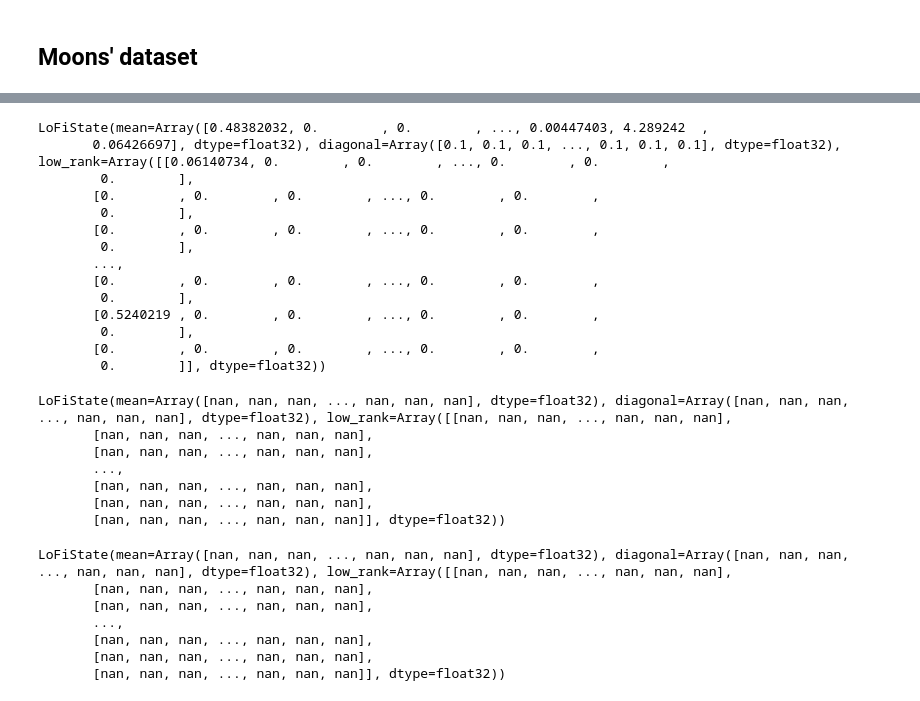
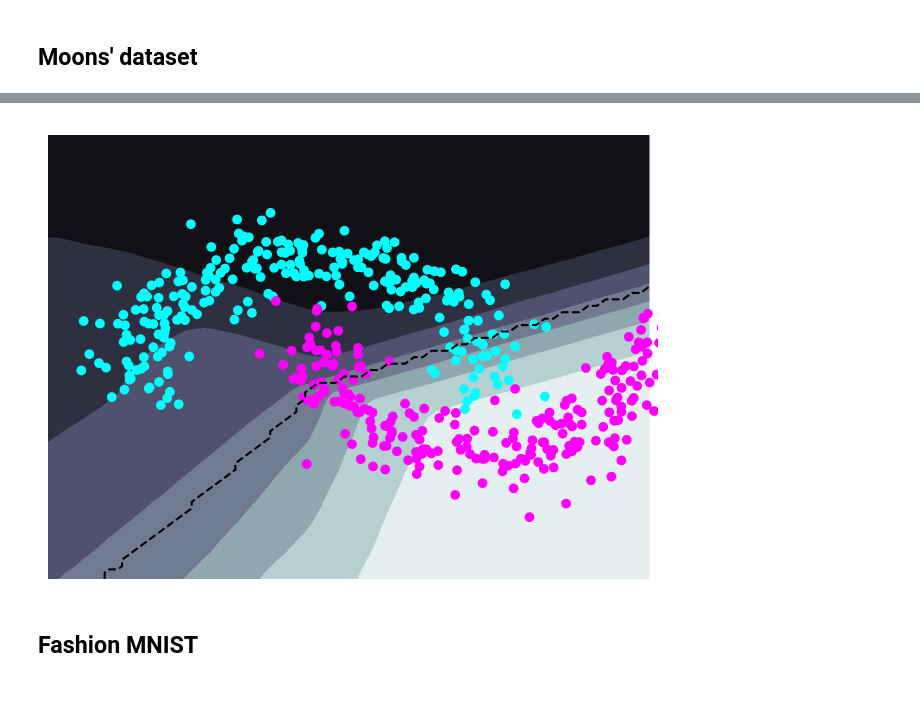
Before and after one commit to gerdm/online-bnn-talk, a Jupyter notebook: notebooks/06-lofi-bnn.ipynb, the cells around one changed output, grey strips where cells are left out. Saved outputs shown, nothing was run; the diff lists cells and outputs as text; code cells hidden in the pictures.

```diff
--- a/notebooks/06-lofi-bnn.ipynb
+++ b/notebooks/06-lofi-bnn.ipynb
@@ -81,9 +38,22 @@ class MLP(nn.Module):
         x = nn.Dense(50)(x)
         x = nn.relu(x)
         x = nn.Dense(1)(x)
-        return x # sklearn
+        return x
+
 
 
 model = MLP()
+agent = lofi.BernoulliFilter(
+    model.apply,
+    dynamics_covariance=1e-7,
+    rank=100
+)
+
 params = model.init(key, X)
+bel_init = agent.init_bel(params, cov=1e-3)
+bel, bel_hist = agent.scan(bel_init, y, X, callbacks.get_updated_mean)
+bel = jax.block_until_ready(bel)
+
+yhat = jax.nn.sigmoid(agent.link_fn(bel.mean, X)).ravel() > 0.5
+(yhat == y).mean()
 # %% [output]
@@ -92,5 +62,0 @@ Wall time: 21.8 ms
-# %%
-agent = lofi.BernoulliFilter(
-    model.apply,
-    dynamics_covariance=1e-7
-)
@@ -101,31 +62,0 @@ bel_update = agent._update(bel_pred, X[0], y[0])
-# %%
-bel = agent.init_bel(params, cov=0.1)
-bel, _ = agent.step(bel, (X[0], y[0]), callback_fn=callbacks.get_null)
-bel
-# %% [output]
-LoFiState(mean=Array([0.48382032, 0.        , 0.        , ..., 0.00447403, 4.289242  ,
-       0.06426697], dtype=float32), diagonal=Array([0.1, 0.1, 0.1, ..., 0.1, 0.1, 0.1], dtype=float32), low_rank=Array([[0.06140734, 0.        , 0.        , ..., 0.        , 0.        ,
-        0.        ],
-       [0.        , 0.        , 0.        , ..., 0.        , 0.        ,
-        0.        ],
-       [0.        , 0.        , 0.        , ..., 0.        , 0.        ,
-        0.        ],
-       ...,
-       [0.        , 0.        , 0.        , ..., 0.        , 0.        ,
-        0.        ],
-       [0.5240219 , 0.        , 0.        , ..., 0.        , 0.        ,
-        0.        ],
-       [0.        , 0.        , 0.        , ..., 0.        , 0.        ,
-        0.        ]], dtype=float32))
-# %%
-bel, _ = agent.step(bel, (X[1], y[1]), callback_fn=callbacks.get_null)
-# %%
-bel
-# %% [output]
-LoFiState(mean=Array([nan, nan, nan, ..., nan, nan, nan], dtype=float32), diagonal=Array([nan, nan, nan, ..., nan, nan, nan], dtype=float32), low_rank=Array([[nan, nan, nan, ..., nan, nan, nan],
-       [nan, nan, nan, ..., nan, nan, nan],
-       [nan, nan, nan, ..., nan, nan, nan],
-       ...,
-       [nan, nan, nan, ..., nan, nan, nan],
-       [nan, nan, nan, ..., nan, nan, nan],
-       [nan, nan, nan, ..., nan, nan, nan]], dtype=float32))
@@ -137,10 +63,19 @@ bel = jax.block_until_ready(bel)
-# %%
-bel
-# %% [output]
-LoFiState(mean=Array([nan, nan, nan, ..., nan, nan, nan], dtype=float32), diagonal=Array([nan, nan, nan, ..., nan, nan, nan], dtype=float32), low_rank=Array([[nan, nan, nan, ..., nan, nan, nan],
-       [nan, nan, nan, ..., nan, nan, nan],
-       [nan, nan, nan, ..., nan, nan, nan],
-       ...,
-       [nan, nan, nan, ..., nan, nan, nan],
-       [nan, nan, nan, ..., nan, nan, nan],
-       [nan, nan, nan, ..., nan, nan, nan]], dtype=float32))
+# %%
+XX = np.mgrid[-1.5:2:0.05, -1.5:2:0.05]
+
+Xeval = einops.rearrange(XX, "d x y -> x y d")
+
+Z = agent.link_fn(bel.mean, Xeval).squeeze()
+mean_Z = agent.mean(Z)
+
+plt.contourf(*XX, mean_Z, cmap="bone")
+plt.contour(*XX, mean_Z > 0.5, colors="black", linestyles="--")
+plt.scatter(*np.array(X).T, c=y, cmap="cool")
+plt.ylim(-1.5, 2)
+plt.xlim(-1.5, 2)
+plt.axis("off")
+plt.tight_layout()
+# %% [output]
+[figure, added]
+# %% [markdown]
+## Fashion MNIST
```
Also changed, not shown: parts of 14 cells of this notebook.
